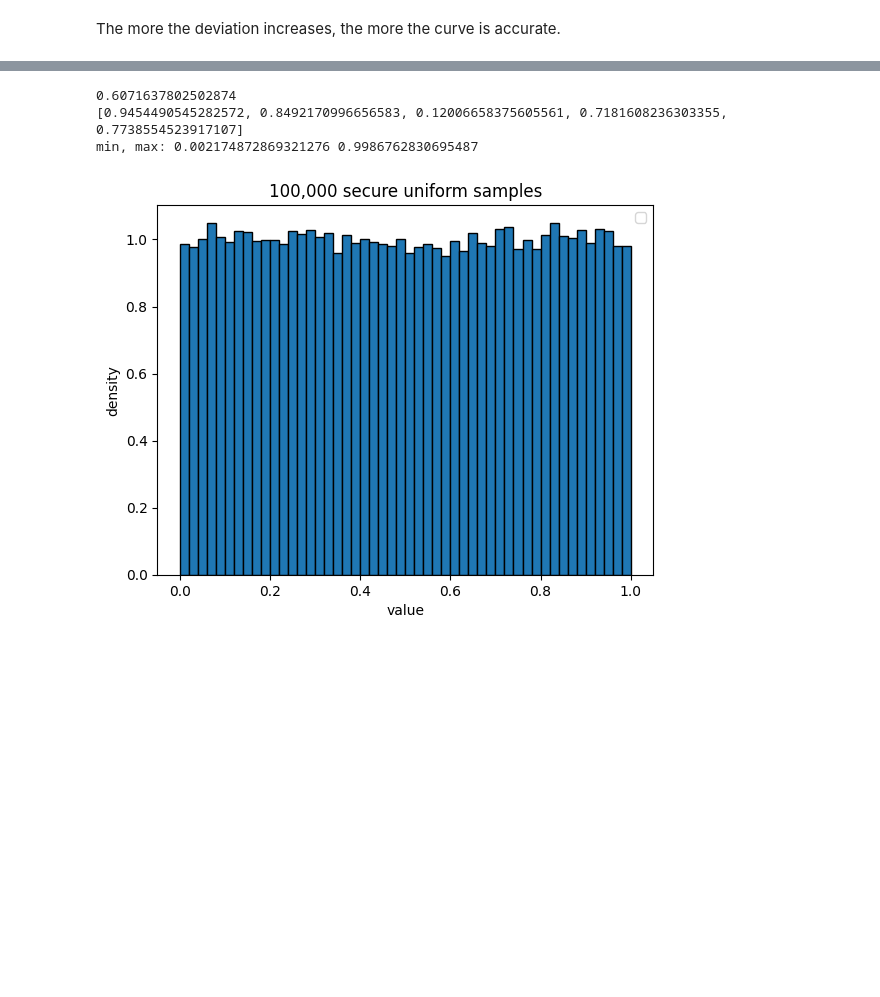
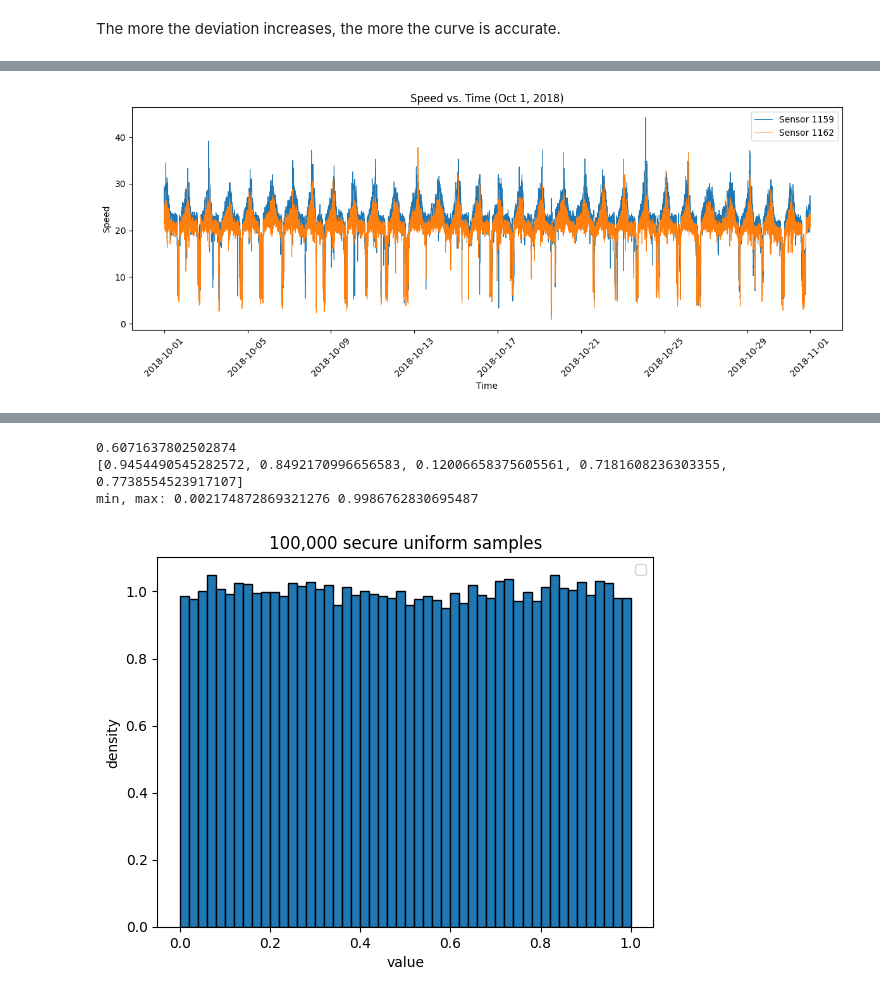
Before and after one commit to zeusandatlasgh/zeusandatlas, a Jupyter notebook: CPE486586_HigginbothamArwen_HW02.ipynb, the cells around one changed output, grey strips where cells are left out. Saved outputs shown, nothing was run; the diff lists cells and outputs as text; code cells hidden in the pictures; blank space fills up the shorter version.

```diff
--- a/CPE486586_HigginbothamArwen_HW02.ipynb
+++ b/CPE486586_HigginbothamArwen_HW02.ipynb
@@ -372,0 +120,98 @@ shape: (14, 3)
+# %%
+import os
+import urllib.request
+import polars as pl
+import matplotlib.pyplot as plt
+
+DATA_URL = "https://raw.githubusercontent.com/rahulbhadani/Datasets/master/mcsOct2018.csv"
+DATA_PATH = "mcsOct2018.csv"
+if not os.path.exists(DATA_PATH):
+    print(f"Downloading dataset from {DATA_URL} ...")
+    urllib.request.urlretrieve(DATA_URL, DATA_PATH)
+    print("Download complete.")
+df = pl.read_csv(DATA_PATH)
+print("=" * 60)
+print("TASK 1: Read dataset")
+print("=" * 60)
+print(f"Shape (rows, columns): {df.shape}")
+print(f"Number of columns: {df.width}")
+print(f"Column names: {df.columns}")
+print()
+df = df.with_columns(
+    pl.col("date").str.to_datetime("%Y-%m-%d %H:%M:%S").alias("date_parsed")
+)
+df = df.with_columns(
+    pl.col("date_parsed").dt.epoch(time_unit="s").alias("posix_time")
+)
+df = df.sort("posix_time")
+print("=" * 60)
+print("TASK 2: POSIX time + sorted")
+print("=" * 60)
+print(df.select(["date", "date_parsed", "posix_time"]).head())
+print()
+total_rows = df.height
+record_counts = (
+    df.group_by("fk_id")
+    .agg(pl.len().alias("count"))
+    .with_columns((pl.col("count") / total_rows * 100).alias("pct_of_total"))
+    .sort("fk_id")
+)
+print("=" * 60)
+print("TASK 3: Records per fk_id")
+print("=" * 60)
+print(record_counts)
+print()
+df = df.with_columns(
+    pl.col("used_lanes").str.strip_chars("{}").str.split(",").alias("lanes_list")
+)
+df = df.with_columns(
+    pl.col("lanes_list")
+    .list.eval(pl.element().replace("NULL", None).cast(pl.Float64))
+    .alias("lanes_list_clean")
+)
+
+df = df.with_columns(
+    pl.col("lanes_list_clean")
+    .list.eval(pl.element().is_not_null())
+    .list.sum()
+    .alias("num_lanes_used")
+)
+print("=" * 60)
+print("TASK 4: num_lanes_used")
+print("=" * 60)
+print(df.select(["used_lanes", "num_lanes_used"]).head(6))
+print("Distribution of num_lanes_used:")
+print(df["num_lanes_used"].value_counts().sort("num_lanes_used"))
+print()
+df = df.with_columns(
+    ((pl.col("speed_std_dev") > 10) | (pl.col("flow") == 0)).alias("is_anomaly")
+)
+print("=" * 60)
+print("TASK 5: Anomaly flags")
+print("=" * 60)
+print(df.select(["speed_std_dev", "flow", "is_anomaly"]).head(8))
+print(f"Total anomalies: {df['is_anomaly'].sum()} out of {df.height} rows "
+      f"({df['is_anomaly'].sum() / df.height * 100:.2f}%)")
+print()
+print("=" * 60)
+print("TASK 6: Plotting speed vs. time")
+print("=" * 60)
+first_day = df.filter(pl.col("date_parsed") < pl.datetime(2018, 10, 2))
+plt.figure(figsize=(12, 5))
+for sensor_id in df["fk_id"].unique().sort():
+    sensor_data = df.filter(pl.col("fk_id") == sensor_id)
+    plt.plot(
+        sensor_data["date_parsed"],
+        sensor_data["speed"],
+        label=f"Sensor {sensor_id}",
+        linewidth=0.8,
+    )
+plt.xlabel("Time")
+plt.ylabel("Speed")
+plt.title("Speed vs. Time (Oct 1, 2018)")
+plt.legend()
+plt.xticks(rotation=45)
+plt.tight_layout()
+plt.savefig("speed_vs_time.png", dpi=150)
+print("Saved plot to speed_vs_time.png")
+# %% [output]
@@ -372,0 +235 @@ shape: (14, 3)
+[figure, added]
```
Also changed, not shown: parts of 10 cells of this notebook.
